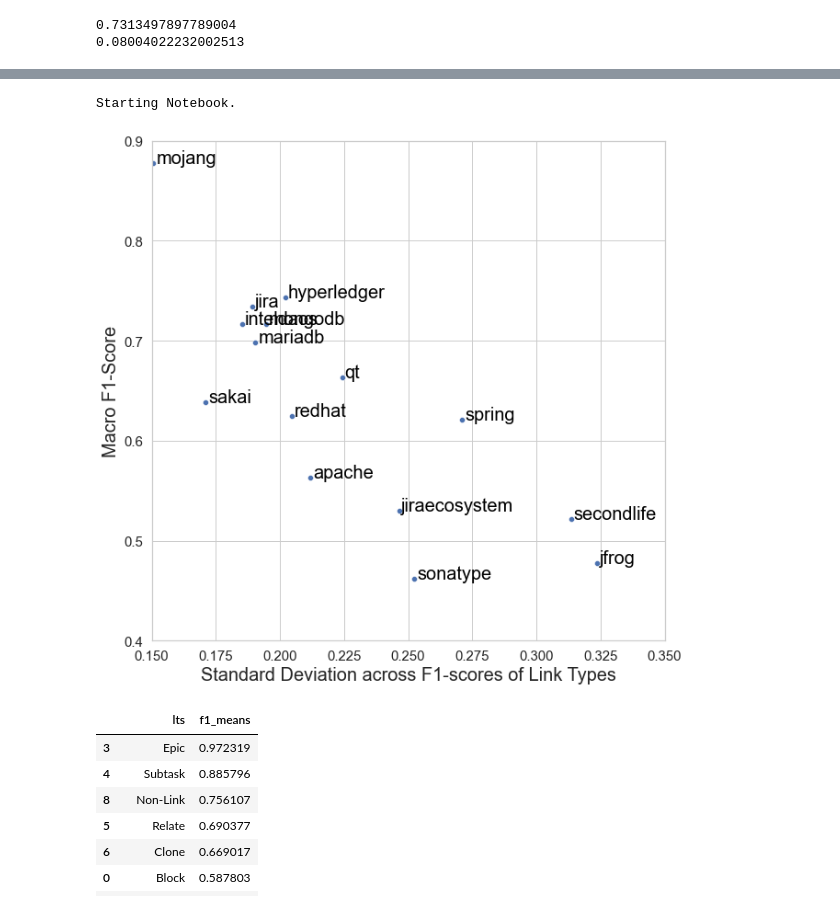
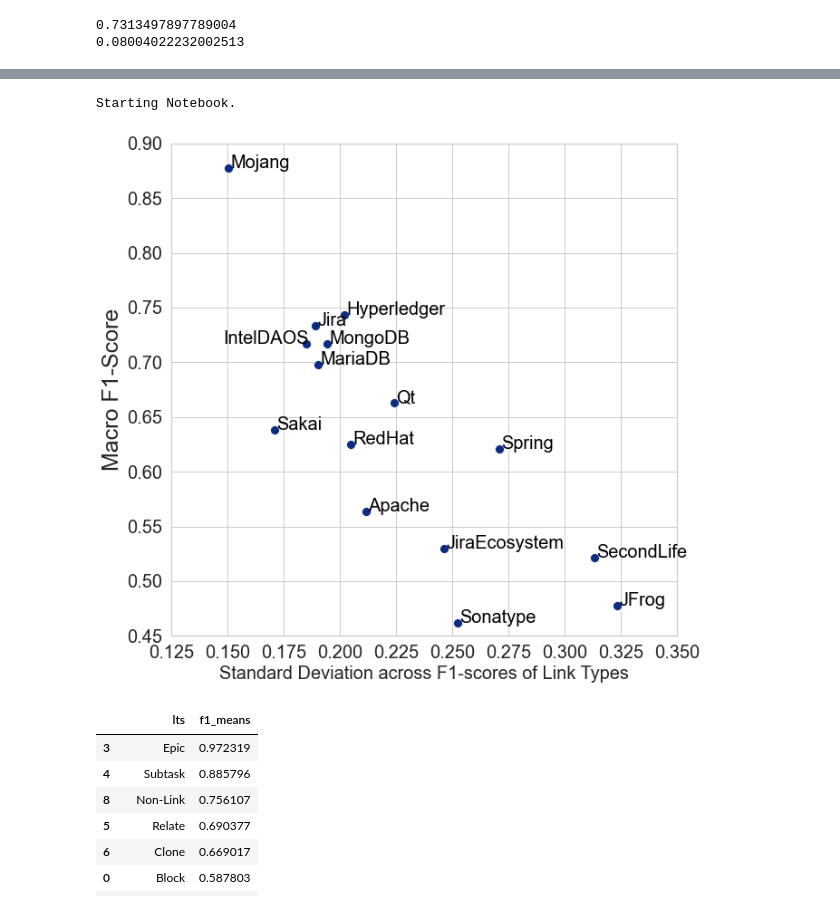
Before and after one commit to RegenKordel/LYNX-TypedLinkDetection, a Jupyter notebook: RQ1_Prediction/2_Results_Overview.ipynb, the cells around one changed output, grey strips where cells are left out. Cells and saved outputs as stored; diff of their text form; code cells hidden in the pictures.

```diff
--- a/RQ1_Prediction/2_Results_Overview.ipynb
+++ b/RQ1_Prediction/2_Results_Overview.ipynb
@@ -262,0 +258,4 @@ fig.savefig('/pics/confmats.png')
+# %%
+user_num = user_numbers.transpose()
+# %%
+user_num.drop(index = 7, inplace = True)
@@ -412,42 +469,67 @@ num_crossproject
+# %%
+repo_dict = {'apache':'Apache',
+ 'hyperledger':'Hyperledger',
+ 'inteldaos':'IntelDAOS',
+ 'jfrog':'JFrog',
+ 'jira':'Jira',
+ 'jiraecosystem':'JiraEcosystem',
+ 'mariadb':'MariaDB',
+ 'mojang':'Mojang',
+ 'mongodb':'MongoDB',
+ 'qt':'Qt',
+ 'redhat':'RedHat',
+ 'sakai':'Sakai',
+ 'secondlife':'SecondLife',
+ 'sonatype':'Sonatype',
+ 'spring':'Spring'
+
+}
 # %%
 import matplotlib.pyplot as plt
 import seaborn as sns
 
 from tqdm import tqdm
 
 print("Starting Notebook.")
 
 sns.set(font_scale = 1)
 sns.set_style("whitegrid")
 
 fig = plt.figure(figsize=(10,10))
 p1 = sns.scatterplot(x='stds', # Horizontal axis
        y='means', # Vertical axis
        data=stat_df, # Data source
 #        size = 'num_predlts',
 #         sizes=(200, 2000),
+        s=100,
+                     color='#0c2c84',
        legend=False)
 
 for line in range(0,stat_df.shape[0]):
-     p1.text(stat_df.stds[line]+0.001, stat_df.means[line],
-     stat_df.repos[line], horizontalalignment='left',
-     size=20, color='black')
+    if line != 2:
+        p1.text(stat_df.stds[line]+0.001, stat_df.means[line],
+        repo_dict[stat_df.repos[line]], horizontalalignment='left',
+        size=20, color='black')
+    else:
+        p1.text(stat_df.stds[line]+0.001, stat_df.means[line],
+        repo_dict[stat_df.repos[line]], horizontalalignment='right',
+        size=20, color='black')
 
 # plt.title('Performance per Repository')
-plt.xticks(size=15)
-plt.xlim(0.15, 0.35)
-plt.yticks(size=15)
-plt.ylim(0.4, 0.9)
+plt.xticks(size=20)
+plt.xlim(0.125, 0.35)
+plt.yticks(size=20)
+plt.ylim(0.45, 0.9)
 # Set x-axis label
 # plt.xlabel('Accuracy')
 plt.xlabel('Standard Deviation across F1-scores of Link Types', size=20)
 # Set y-axis label
-plt.ylabel('Macro F1-Score', size=20)
+plt.ylabel('Macro F1-Score', size=25)
 
 fig.savefig('pics/Repo_Performance.png')
 # %% [output]
 Starting Notebook.
-[figure, old version]
+[figure, new version]
 # %%
 pred_types = set()
 
```
Also changed, not shown: parts of 19 cells of this notebook, 2 other files.
